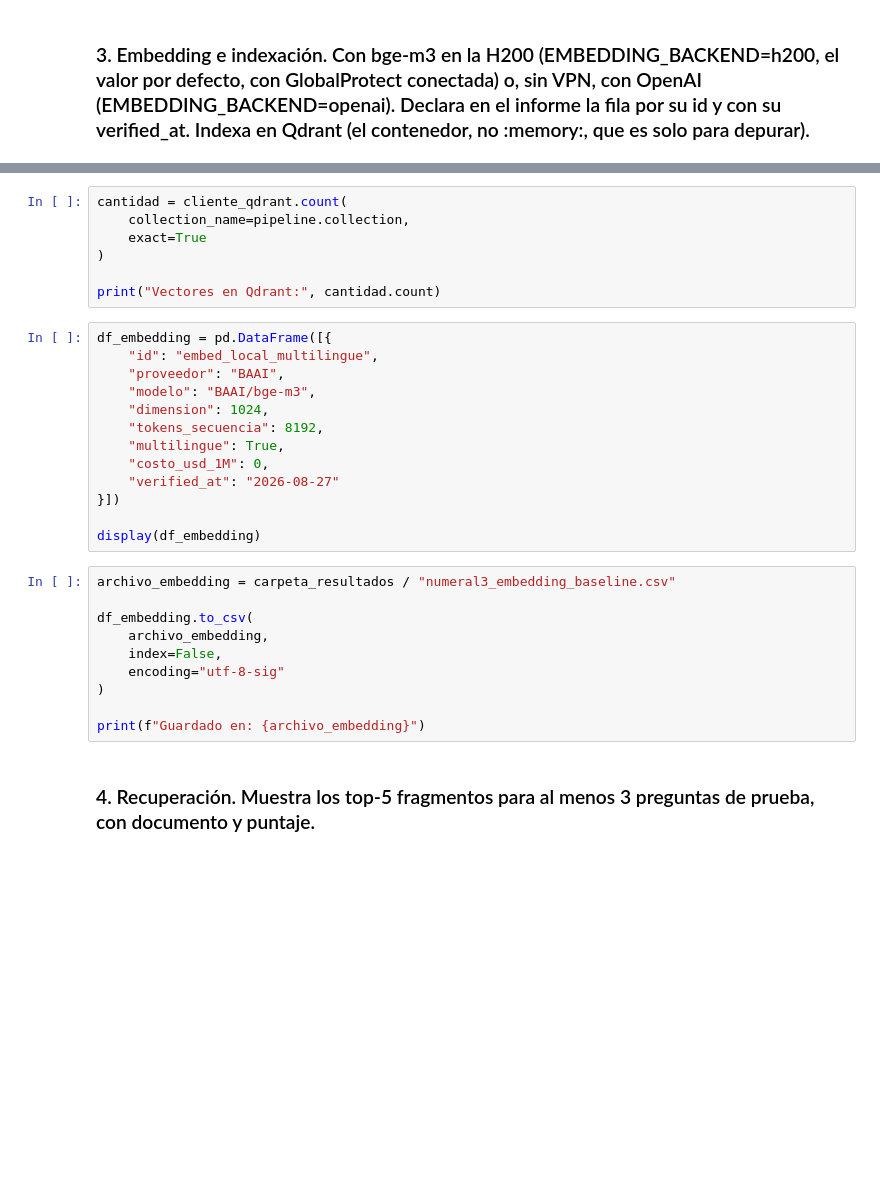
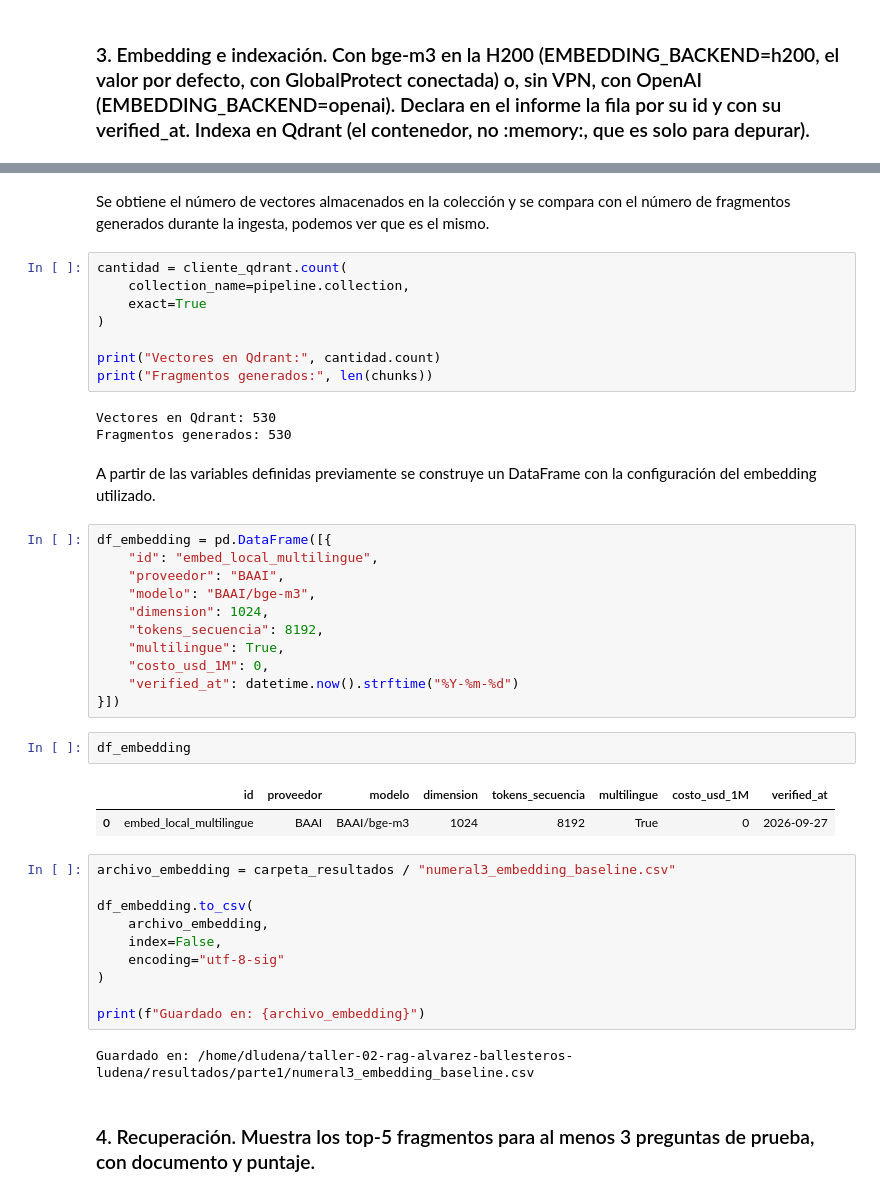
Before and after one commit to akroasis0301/taller-02-rag-alvarez-ballesteros-ludena, a Jupyter notebook: notebooks/1. Parte1.ipynb, the cells around one changed output, grey strips where cells are left out. Saved outputs shown, nothing was run; the diff lists cells and outputs as text; blank space fills up the shorter version.

Commit message:
feat: Se revisa redacción y corrida de parte 1

```diff
--- a/notebooks/1. Parte1.ipynb
+++ b/notebooks/1. Parte1.ipynb
@@ -183,3 +283,5 @@ print(info)
+# %% [markdown]
+Se obtiene el número  de vectores almacenados en la colección y se compara con el número de fragmentos generados durante la ingesta, podemos ver que es el mismo.
 # %%
 cantidad = cliente_qdrant.count(
     collection_name=pipeline.collection,
@@ -187,6 +289,12 @@ cantidad = cliente_qdrant.count(
 )
 
 print("Vectores en Qdrant:", cantidad.count)
+print("Fragmentos generados:", len(chunks))
+# %% [output]
+Vectores en Qdrant: 530
+Fragmentos generados: 530
+# %% [markdown]
+A partir de las variables definidas previamente se construye un DataFrame con la configuración del embedding utilizado.
 # %%
 df_embedding = pd.DataFrame([{
     "id": "embed_local_multilingue",
@@ -196,10 +304,13 @@ df_embedding = pd.DataFrame([{
     "tokens_secuencia": 8192,
     "multilingue": True,
     "costo_usd_1M": 0,
-    "verified_at": "2026-08-27"
+    "verified_at": datetime.now().strftime("%Y-%m-%d")
 }])
-
-display(df_embedding)
+# %%
+df_embedding
+# %% [output]
+|  | id | proveedor | modelo | dimension | tokens_secuencia | multilingue | costo_usd_1M | verified_at |
+| 0 | embed_local_multilingue | BAAI | BAAI/bge-m3 | 1024 | 8192 | True | 0 | 2026-09-27 |
 # %%
 archivo_embedding = carpeta_resultados / "numeral3_embedding_baseline.csv"
 
@@ -210,5 +321,7 @@ df_embedding.to_csv(
 )
 
 print(f"Guardado en: {archivo_embedding}")
+# %% [output]
+Guardado en: /home/dludena/taller-02-rag-alvarez-ballesteros-ludena/resultados/parte1/numeral3_embedding_baseline.csv
 # %% [markdown]
 ### 4. Recuperación. Muestra los top-5 fragmentos para al menos 3 preguntas de prueba, con documento y puntaje.
```
Also changed, not shown: parts of 45 cells of this notebook, 3 other files.
